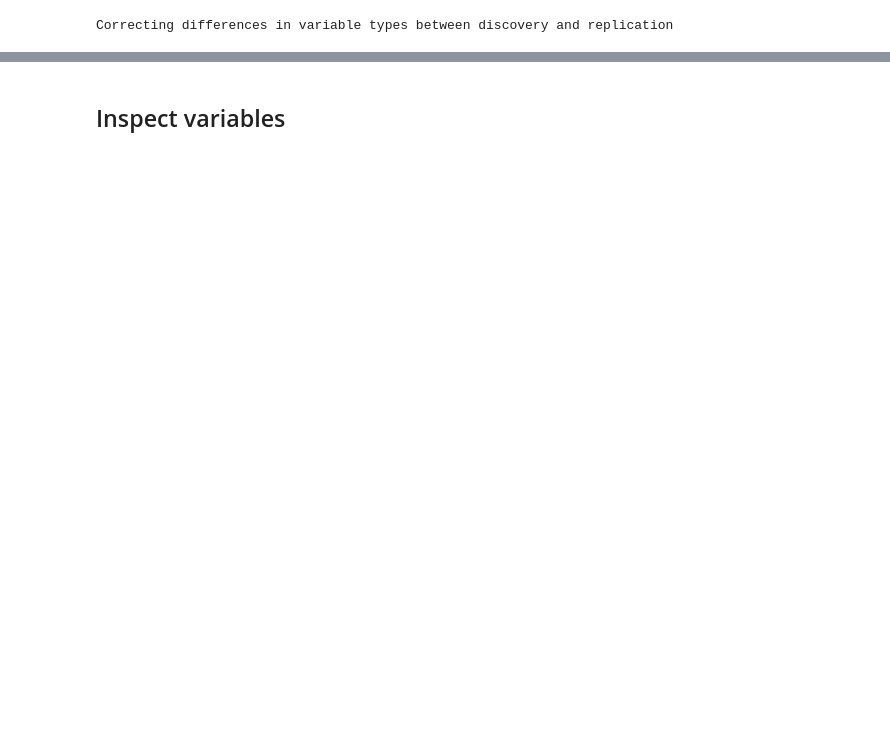
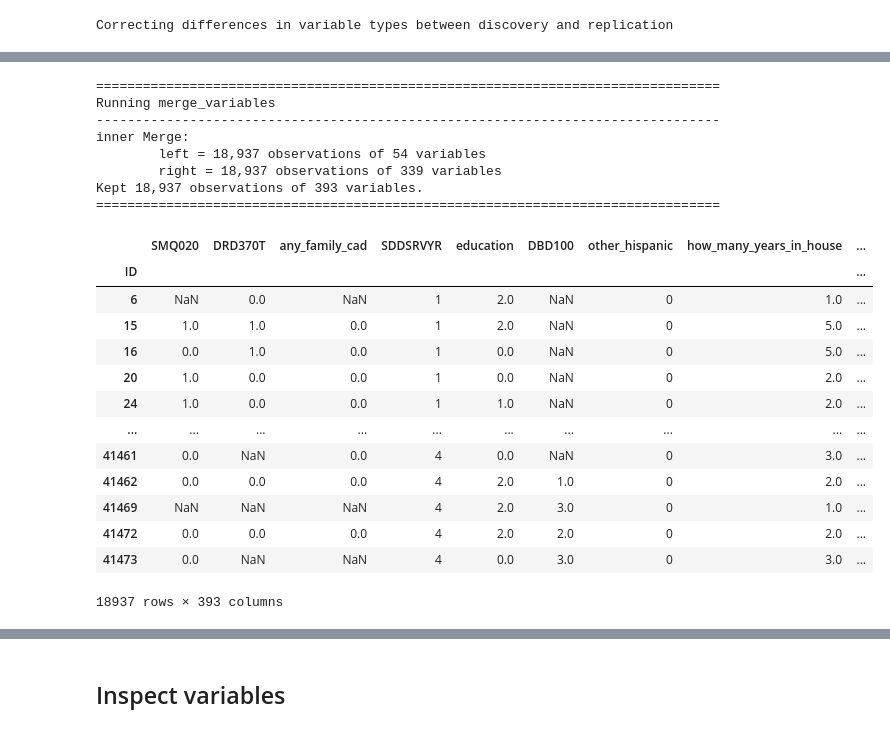
Before and after one commit to tomszar/PheEWAS_sexdiff, a Jupyter notebook: Code/02_QC.ipynb, the cells around one changed output, grey strips where cells are left out. Drawn from its saved outputs; the diff is of its cells as text; code cells hidden in the pictures; blank space fills up the shorter version.

```diff
--- a/Code/02_QC.ipynb
+++ b/Code/02_QC.ipynb
@@ -552,0 +730,27 @@ print(f"{len(both)} variables in common")
+# %%
+# Merge back
+nhanes = cl.modify.merge_variables(nhanes_e, nhanes_c, how='inner')
+nhanes
+# %% [output]
+================================================================================
+Running merge_variables
+--------------------------------------------------------------------------------
+inner Merge:
+        left = 18,937 observations of 54 variables
+        right = 18,937 observations of 339 variables
+Kept 18,937 observations of 393 variables.
+================================================================================
+|  | SMQ020 | DRD370T | any_family_cad | SDDSRVYR | education | DBD100 | other_hispanic | how_many_years_in_house | ... |
+| ID |  |  |  |  |  |  |  |  | ... |
+| 6 | NaN | 0.0 | NaN | 1 | 2.0 | NaN | 0 | 1.0 | ... |
+| 15 | 1.0 | 1.0 | 0.0 | 1 | 2.0 | NaN | 0 | 5.0 | ... |
+| 16 | 0.0 | 1.0 | 0.0 | 1 | 0.0 | NaN | 0 | 5.0 | ... |
+| 20 | 1.0 | 0.0 | 0.0 | 1 | 0.0 | NaN | 0 | 2.0 | ... |
+| 24 | 1.0 | 0.0 | 0.0 | 1 | 1.0 | NaN | 0 | 2.0 | ... |
+| ... | ... | ... | ... | ... | ... | ... | ... | ... | ... |
+| 41461 | 0.0 | NaN | 0.0 | 4 | 0.0 | NaN | 0 | 3.0 | ... |
+| 41462 | 0.0 | 0.0 | 0.0 | 4 | 2.0 | 1.0 | 0 | 2.0 | ... |
+| 41469 | NaN | NaN | NaN | 4 | 2.0 | 3.0 | 0 | 1.0 | ... |
+| 41472 | 0.0 | 0.0 | 0.0 | 4 | 2.0 | 2.0 | 0 | 2.0 | ... |
+| 41473 | 0.0 | NaN | NaN | 4 | 0.0 | 3.0 | 0 | 3.0 | ... |
+18937 rows × 393 columns
```
Also changed, not shown: parts of 69 cells of this notebook.
